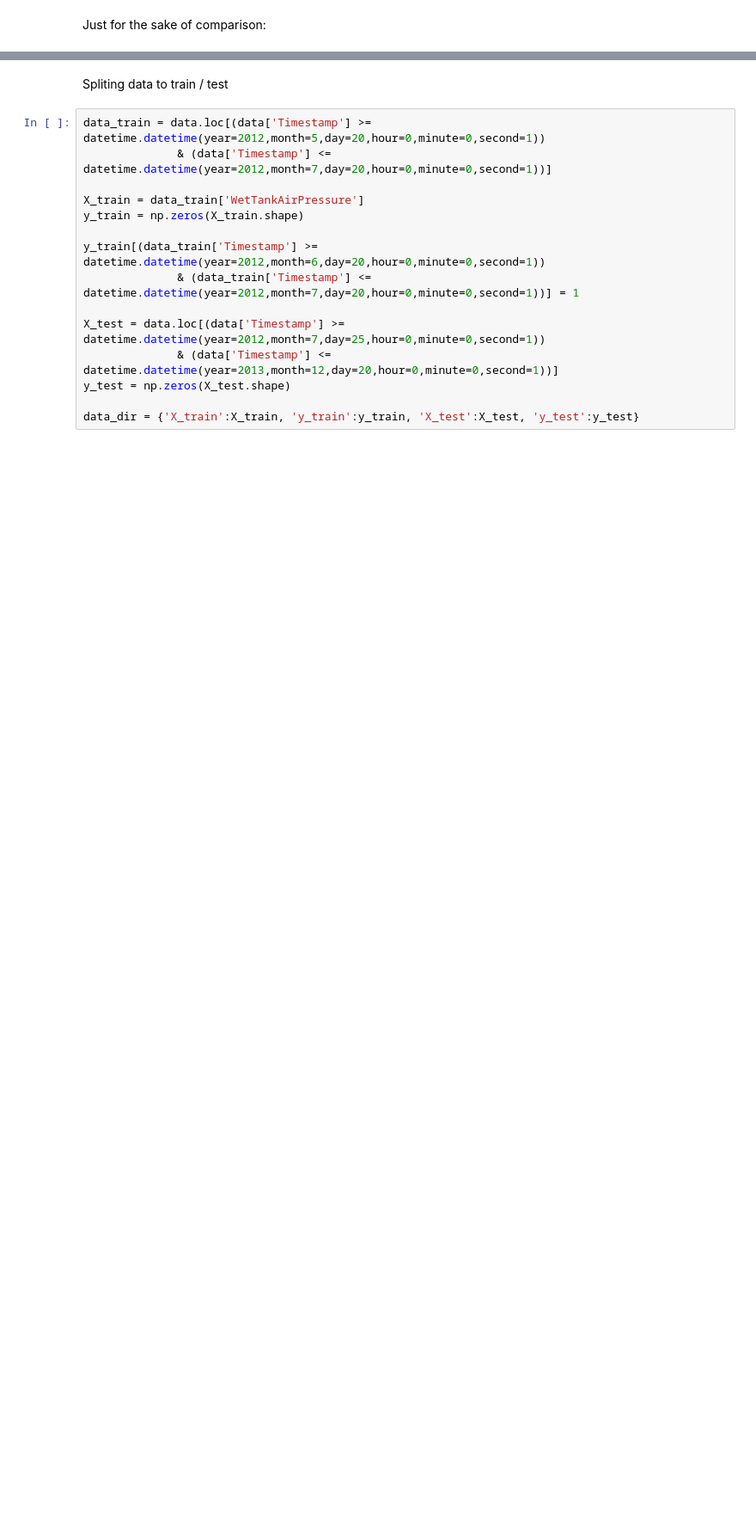
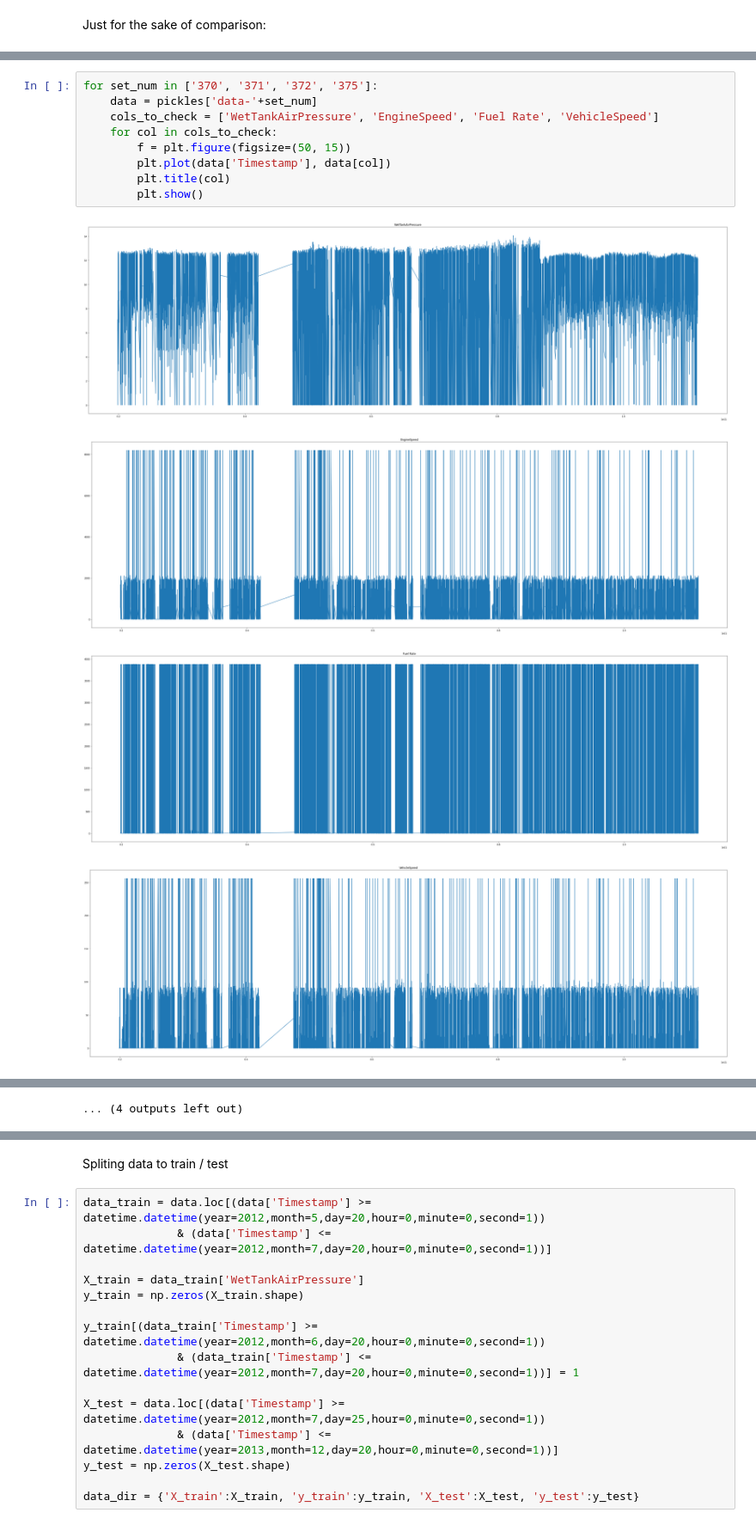
Before and after one commit to SebChw/RSIF, a Jupyter notebook: notebooks/volvo_data_lookup.ipynb, the cells around one changed output, grey strips where cells are left out. Shown at 86% size. Drawn from its saved outputs; the diff is of its cells as text; blank space fills up the shorter version.

```diff
--- a/notebooks/volvo_data_lookup.ipynb
+++ b/notebooks/volvo_data_lookup.ipynb
@@ -99,0 +100,14 @@ Experiments
+# %%
+for set_num in ['370', '371', '372', '375']:
+    data = pickles['data-'+set_num]
+    cols_to_check = ['WetTankAirPressure', 'EngineSpeed', 'Fuel Rate', 'VehicleSpeed']
+    for col in cols_to_check:
+        f = plt.figure(figsize=(50, 15))
+        plt.plot(data['Timestamp'], data[col])
+        plt.title(col)
+        plt.show()
+# %% [output]
+[figure, added]
+[figure, added]
+[figure, added]
+[figure, added]
@@ -99,0 +122 @@ Experiments
+... (4 outputs left out)
```
Also changed, not shown: parts of 8 cells of this notebook.
